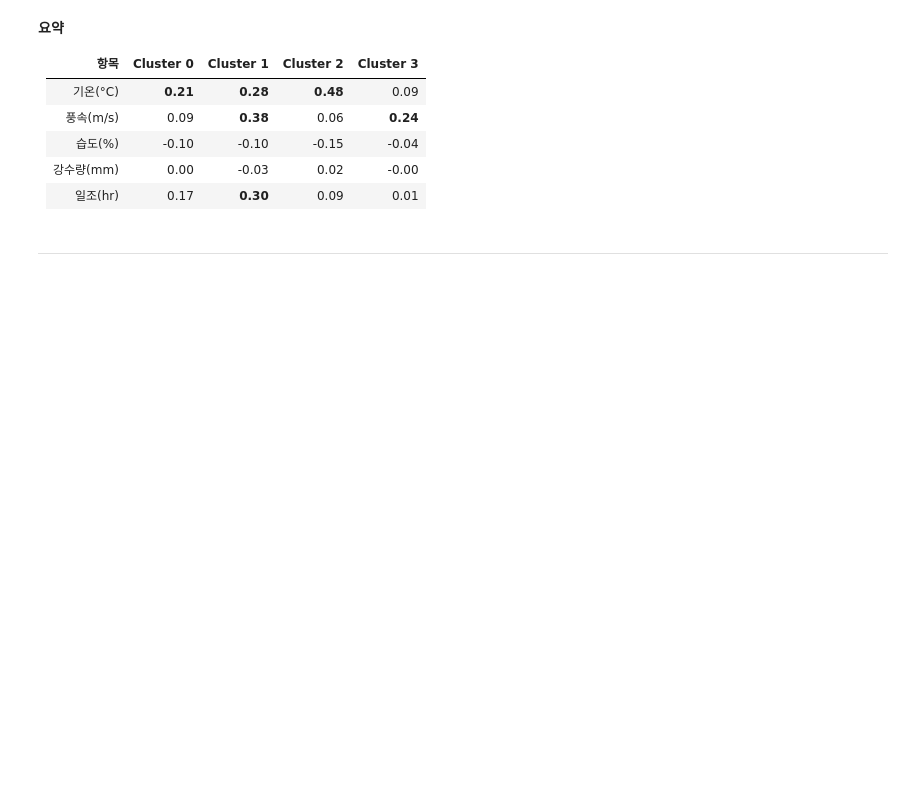
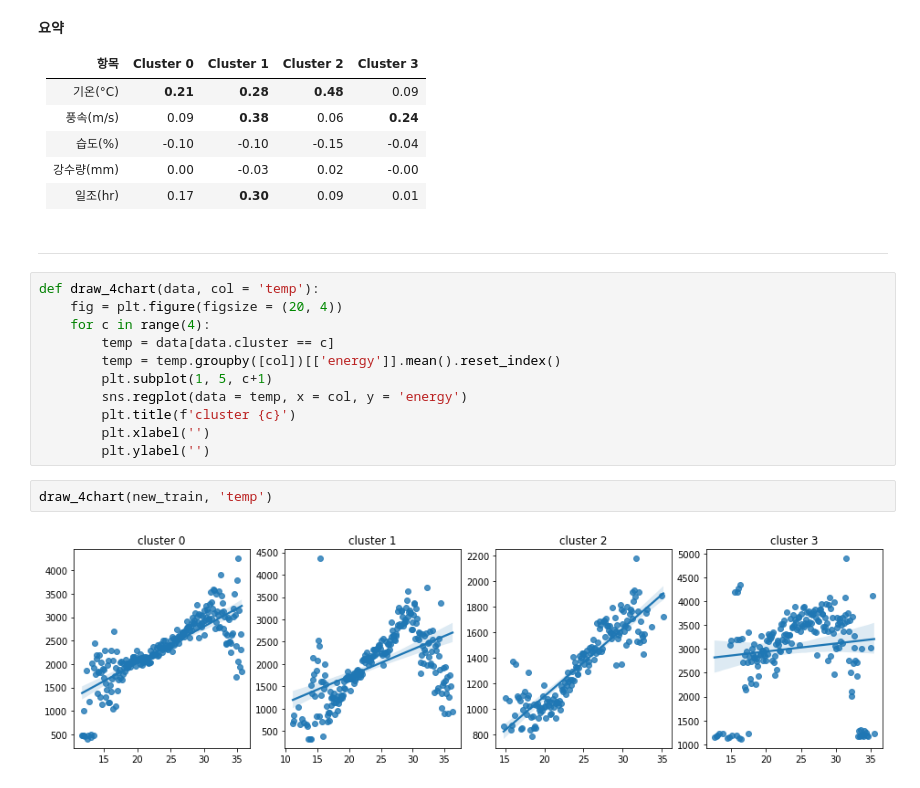
Before and after one commit to yeon42/Datathon, a Jupyter notebook: 혜지/clustering_weather.ipynb, the cells around one changed output. Saved outputs shown, nothing was run; the diff lists cells and outputs as text; blank space fills up the shorter version.

```diff
--- a/혜지/clustering_weather.ipynb
+++ b/혜지/clustering_weather.ipynb
@@ -179,3 +159,18 @@ dtype: float64
 |일조(hr)|0.17|**0.30**|0.09|0.01|
 # %% [markdown]
 ---
+# %%
+def draw_4chart(data, col = 'temp'):
+    fig = plt.figure(figsize = (20, 4))
+    for c in range(4):
+        temp = data[data.cluster == c]
+        temp = temp.groupby([col])[['energy']].mean().reset_index()
+        plt.subplot(1, 5, c+1)
+        sns.regplot(data = temp, x = col, y = 'energy')
+        plt.title(f'cluster {c}')
+        plt.xlabel('')
+        plt.ylabel('')
+# %%
+draw_4chart(new_train, 'temp')
+# %% [output]
+[figure, added]
```
Also changed, not shown: parts of 12 cells of this notebook.
